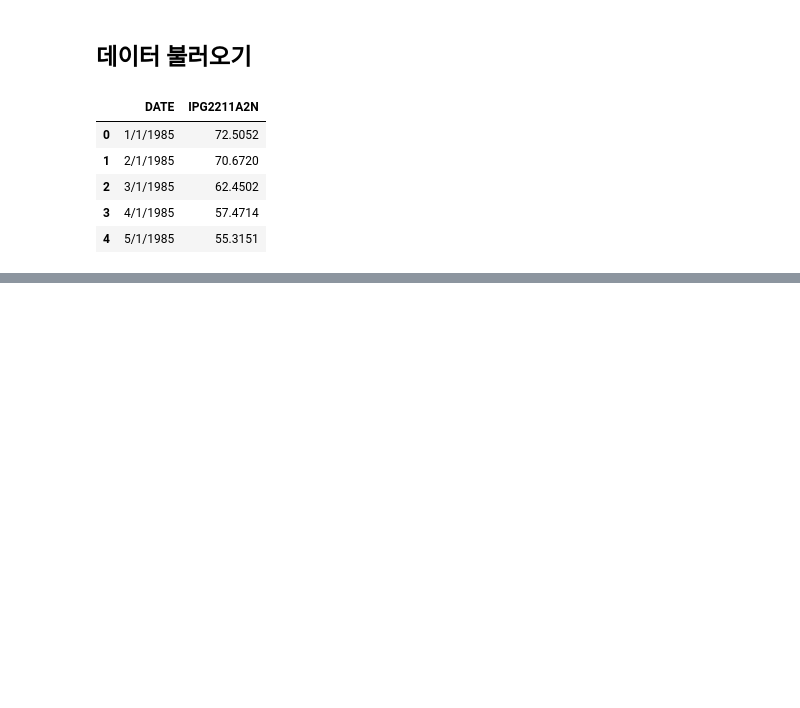
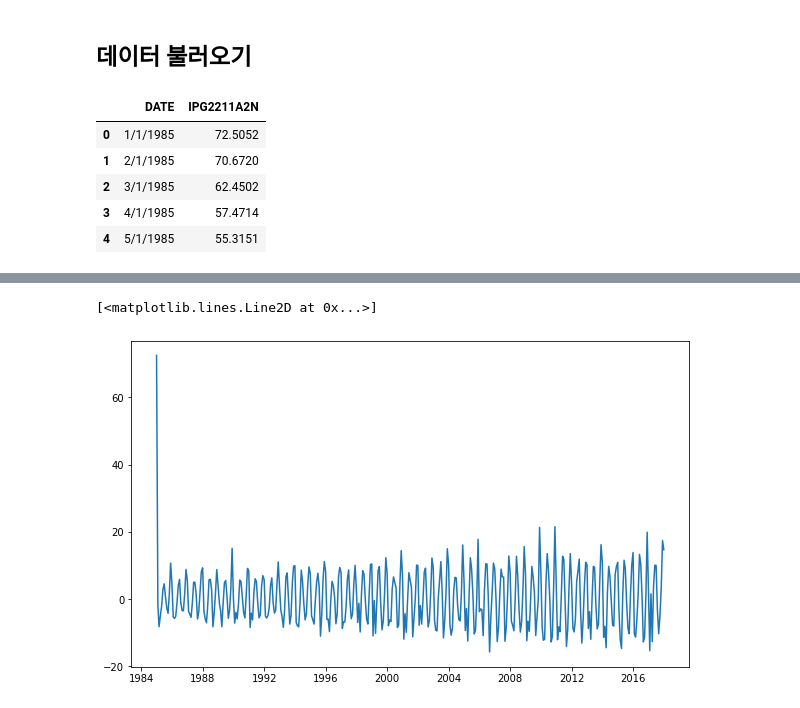
Before and after one commit to PyoSolBin/Dscover_2022, a Jupyter notebook: 시계열/과제/시계열분석_과제.ipynb, the cells around one changed output, grey strips where cells are left out. Cells and saved outputs as stored; diff of their text form; code cells hidden in the pictures; blank space fills up the shorter version.

```diff
--- a/시계열/과제/시계열분석_과제.ipynb
+++ b/시계열/과제/시계열분석_과제.ipynb
@@ -33,0 +205,14 @@ df.head()
+# %%
+t=train["IPG2211A2N"].to_dict()
+x={}
+l=0
+for i,j in t.items():
+       x.update({i:a[l]})
+       l=l+1
+# %%
+xe=pd.Series(x)
+# %%
+plt.plot(xe)
+# %% [output]
+[<matplotlib.lines.Line2D at 0x...>]
+[figure, added]
```
Also changed, not shown: parts of 45 cells of this notebook.
